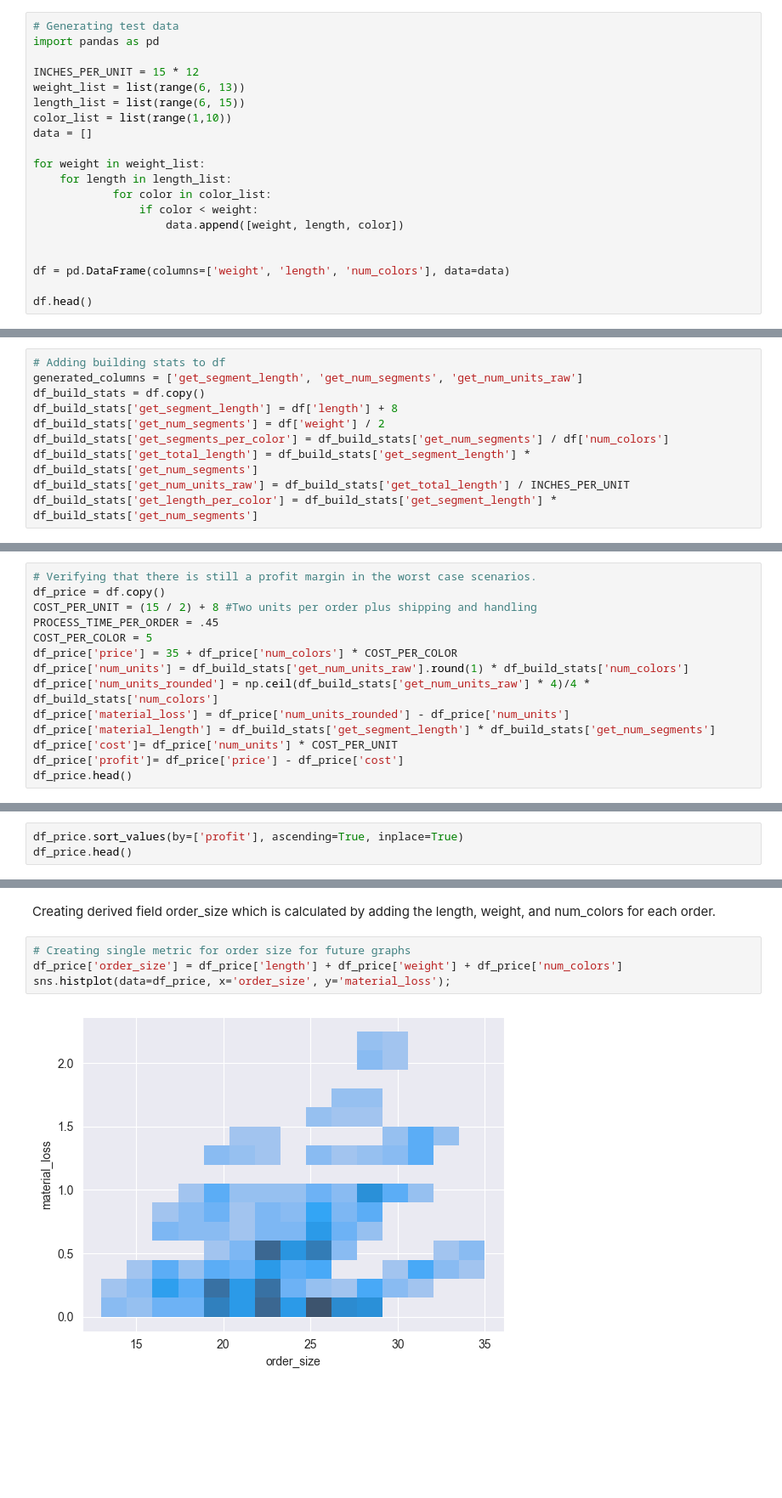
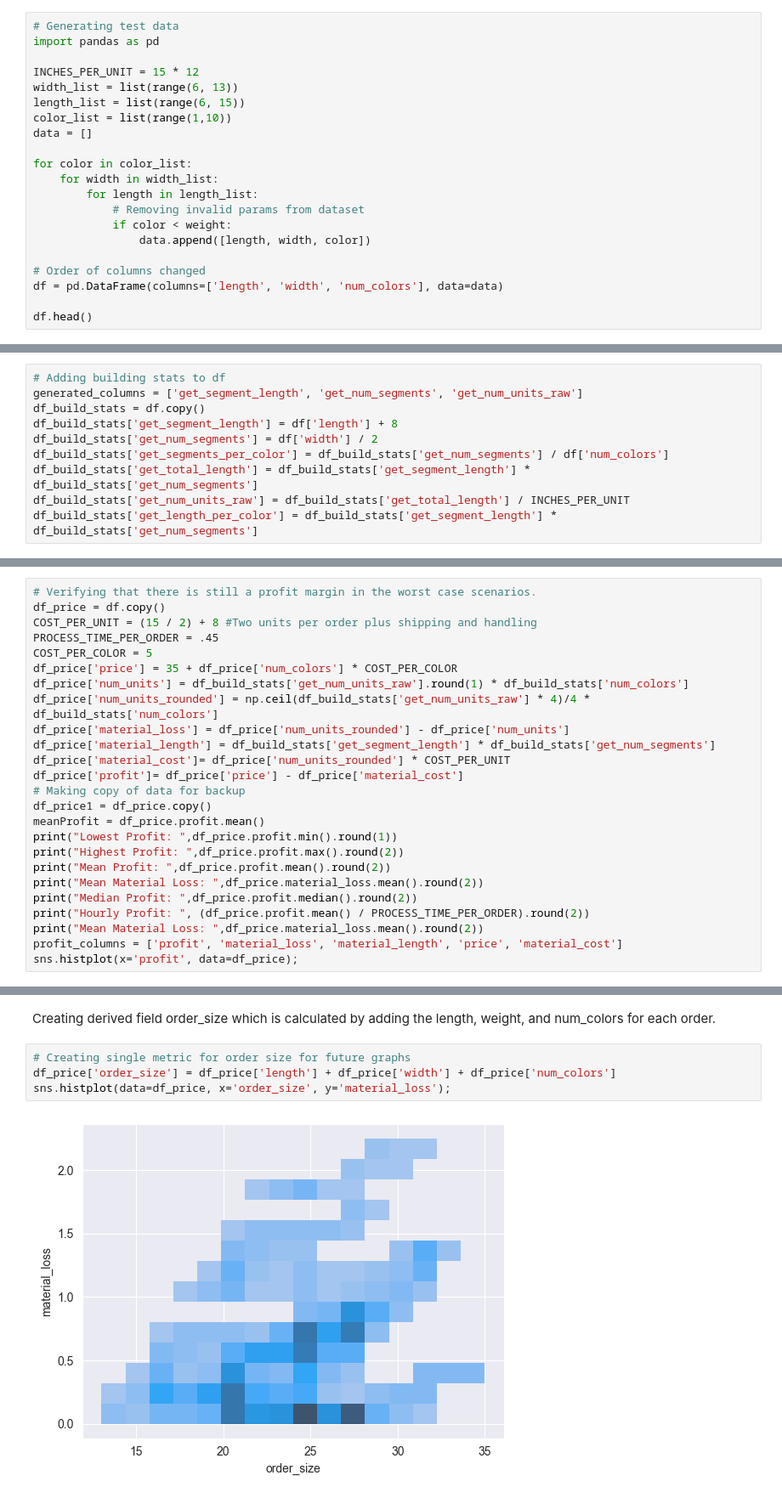
Before and after one commit to DanielLevenstein/Product_Profitability_Study, a Jupyter notebook: product_pricing.ipynb, the cells around one changed output, grey strips where cells are left out. Shown at 85% size. Drawn from its saved outputs; the diff is of its cells as text; blank space fills up the shorter version.

Commit message:
Fixed bug in profit calculation and reran report. Suggest client should limit orders to orders using less than 30 ft material.

```diff
--- a/product_pricing.ipynb
+++ b/product_pricing.ipynb
@@ -27,19 +26,20 @@ MATERIAL_PRICE: $6.41
 import pandas as pd
 
 INCHES_PER_UNIT = 15 * 12
-weight_list = list(range(6, 13))
+width_list = list(range(6, 13))
 length_list = list(range(6, 15))
 color_list = list(range(1,10))
 data = []
 
-for weight in weight_list:
-    for length in length_list:
-            for color in color_list:
-                if color < weight:
-                    data.append([weight, length, color])
+for color in color_list:
+    for width in width_list:
+        for length in length_list:
+            # Removing invalid params from dataset
+            if color < weight:
+                data.append([length, width, color])
 
-
-df = pd.DataFrame(columns=['weight', 'length', 'num_colors'], data=data)
+# Order of columns changed
+df = pd.DataFrame(columns=['length', 'width', 'num_colors'], data=data)
 
 df.head()
 # %% [output]
@@ -54,7 +54,7 @@ df.head()
 generated_columns = ['get_segment_length', 'get_num_segments', 'get_num_units_raw']
 df_build_stats = df.copy()
 df_build_stats['get_segment_length'] = df['length'] + 8
-df_build_stats['get_num_segments'] = df['weight'] / 2
+df_build_stats['get_num_segments'] = df['width'] / 2
 df_build_stats['get_segments_per_color'] = df_build_stats['get_num_segments'] / df['num_colors']
 df_build_stats['get_total_length'] = df_build_stats['get_segment_length'] * df_build_stats['get_num_segments']
 df_build_stats['get_num_units_raw'] = df_build_stats['get_total_length'] / INCHES_PER_UNIT
@@ -78,7 +78,18 @@ df_price['num_units'] = df_build_stats['get_num_units_raw'].round(1) * df_build_
 df_price['num_units_rounded'] = np.ceil(df_build_stats['get_num_units_raw'] * 4)/4 * df_build_stats['num_colors']
 df_price['material_loss'] = df_price['num_units_rounded'] - df_price['num_units']
 df_price['material_length'] = df_build_stats['get_segment_length'] * df_build_stats['get_num_segments']
-df_price['cost']= df_price['num_units'] * COST_PER_UNIT
-df_price['profit']= df_price['price'] - df_price['cost']
-df_price.head()
+df_price['material_cost']= df_price['num_units_rounded'] * COST_PER_UNIT
+df_price['profit']= df_price['price'] - df_price['material_cost']
+# Making copy of data for backup
+df_price1 = df_price.copy()
+meanProfit = df_price.profit.mean()
+print("Lowest Profit: ",df_price.profit.min().round(1))
+print("Highest Profit: ",df_price.profit.max().round(2))
+print("Mean Profit: ",df_price.profit.mean().round(2))
+print("Mean Material Loss: ",df_price.material_loss.mean().round(2))
+print("Median Profit: ",df_price.profit.median().round(2))
+print("Hourly Profit: ", (df_price.profit.mean() / PROCESS_TIME_PER_ORDER).round(2))
+print("Mean Material Loss: ",df_price.material_loss.mean().round(2))
+profit_columns = ['profit', 'material_loss', 'material_length', 'price', 'material_cost']
+sns.histplot(x='profit', data=df_price);
 # %% [output]
@@ -93,3 +103,0 @@ df_price.head()
-# %%
-df_price.sort_values(by=['profit'], ascending=True, inplace=True)
-df_price.head()
@@ -133,7 +113,7 @@ sns.histplot(x='profit', data=df_price);
 Creating derived field order_size which is calculated by adding the length, weight, and num_colors for each order.
 # %%
 # Creating single metric for order size for future graphs
-df_price['order_size'] = df_price['length'] + df_price['weight'] + df_price['num_colors']
+df_price['order_size'] = df_price['length'] + df_price['width'] + df_price['num_colors']
 sns.histplot(data=df_price, x='order_size', y='material_loss');
 # %% [output]
-[figure, old version]
+[figure, new version]
```
Also changed, not shown: parts of 34 cells of this notebook, 3 other files.
